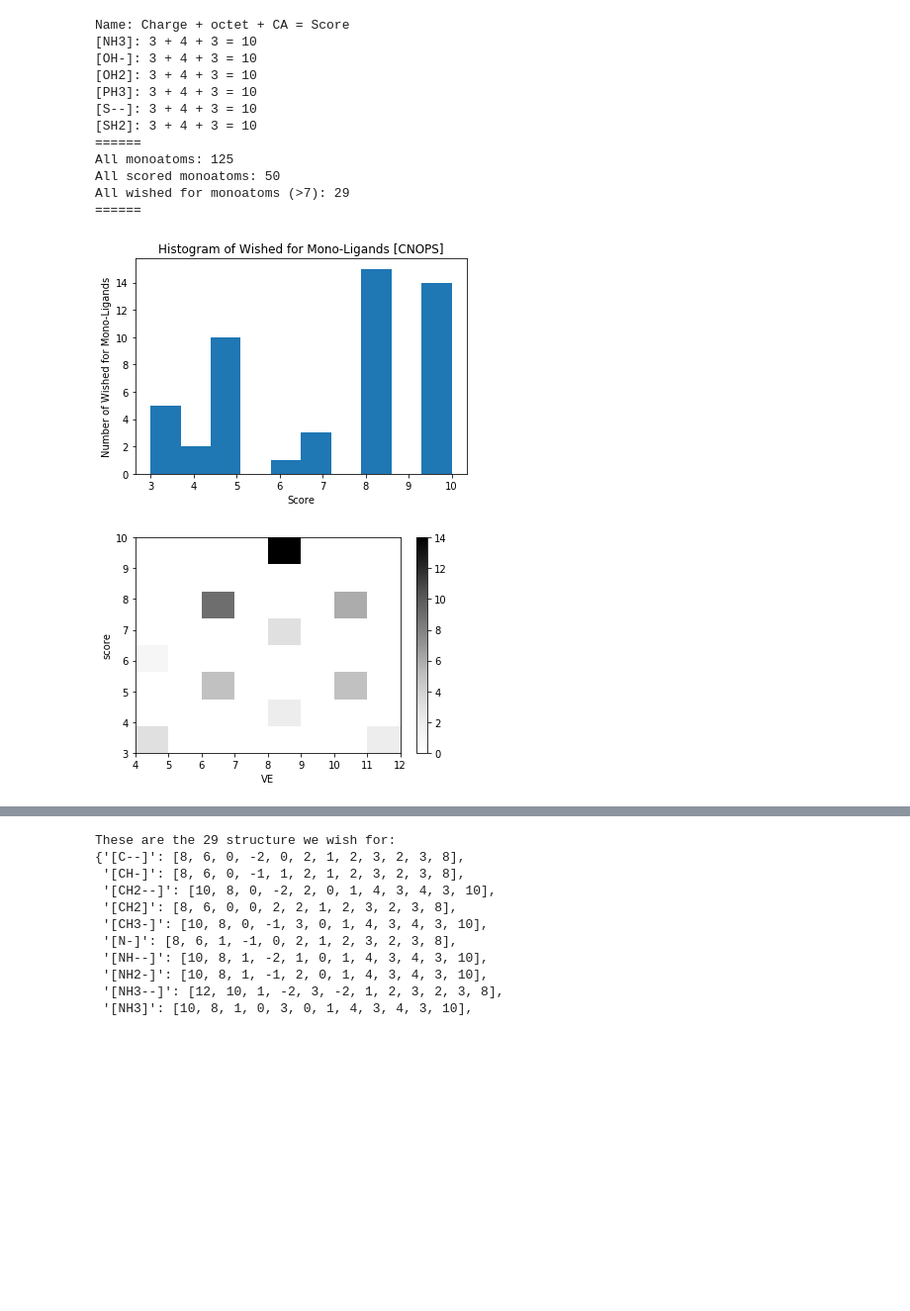
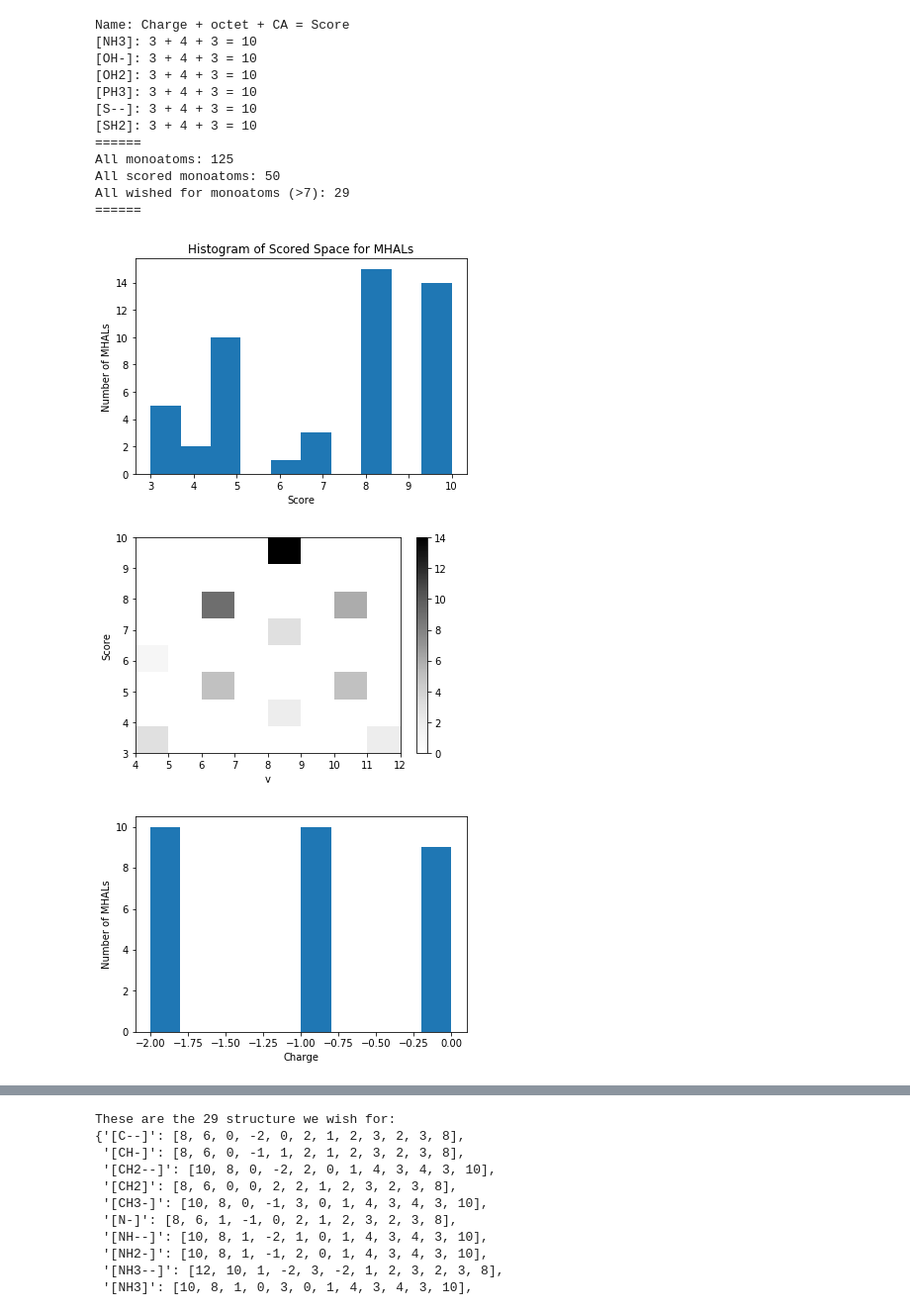
Before and after one commit to hjkgrp/smu, a Jupyter notebook: enum/enum.ipynb, the cells around one changed output, grey strips where cells are left out. Shown: that part at 99% size. Saved outputs shown, nothing was run; the diff lists cells and outputs as text; code cells hidden in the pictures; blank space fills up the shorter version.

```diff
--- a/enum/enum.ipynb
+++ b/enum/enum.ipynb
@@ -277,15 +277,16 @@ histScore = list()
 histVE = list()
 thresholdMo = 7 # define threshold for wishedDictMo
 for name, props in scoredDictMo.items():
-    histCharge.append(props[-4])
-    histOctet.append(props[-3])
-    histCa.append(props[-2])
+#     histCharge.append(props[3])
+#     histOctet.append(props[-3])
+#     histCa.append(props[-2])
     histScore.append(props[-1])
     histVE.append(props[1])
 
     # Populate the wishedDictMo
     if props[-1] > thresholdMo:
         wishedDictMo[name] = props
+        histCharge.append(props[3])
 
     # Evaluate compounds from Spectrochemical Series
     for i in range(0, len(scSeriesMo)):
@@ -295,37 +296,54 @@ for name, props in scoredDictMo.items():
 print('======')
 print("All monoatoms: " + str(len(dictMo)))
 print("All scored monoatoms: " + str(len(scoredDictMo)))
 print("All wished for monoatoms (>" + str(thresholdMo) + "): " + str(len(wishedDictMo)))
 print('======')
 
 plt.xlabel('Score')
-plt.ylabel('Number of Wished for Mono-Ligands')
+plt.ylabel('Number of MHALs')
 # plt.yscale('log', nonposy='clip')
-plt.title('Histogram of Wished for Mono-Ligands ['+ components + "]")
+plt.title('Histogram of Scored Space for MHALs')
 plt.hist(histScore)
-# plt.savefig('monoDistr' + components + ".pdf", bbox_inches='tight')
+plt.savefig('mhal_ss_hist.pdf', bbox_inches='tight')
 plt.show()
 
 
 plt.hist2d(histVE, histScore, bins=8, cmap = 'Greys')
-plt.xlabel('VE')
-plt.ylabel('score')
+plt.xlabel('v')
+plt.ylabel('Score')
 plt.colorbar()
+plt.savefig('mhal_ss_score_vs_v_2d_hist.pdf', bbox_inches='tight')
+plt.show()
+
+plt.hist(histCharge)
+plt.ylabel('Number of MHALs')
+plt.xlabel('Charge')
+plt.savefig('mhal_ss_hist_charge.pdf', bbox_inches='tight')
 plt.show()
 
 # pprint.pprint(re.sub('[\'()a-z_]',"",str(wishedDictMo.keys())))
+
+for name, props in wishedDictMo.items():
+    if props[-1] == 10:
+        print(name, end=": ")
+        print(props[-1])
+for name, props in wishedDictMo.items():
+    if props[-1] == 8:
+        print(name, end=": ")
+        print(props[-1])
 # %% [output]
 Name: Charge + octet + CA = Score
 [NH3]: 3 + 4 + 3 = 10
 [OH-]: 3 + 4 + 3 = 10
 [OH2]: 3 + 4 + 3 = 10
 [PH3]: 3 + 4 + 3 = 10
 [S--]: 3 + 4 + 3 = 10
 [SH2]: 3 + 4 + 3 = 10
 ======
 All monoatoms: 125
 All scored monoatoms: 50
 All wished for monoatoms (>7): 29
 ======
-[figure, old version]
+[figure, new version]
 [figure]
+[figure, added]
```
Also changed, not shown: parts of 5 cells of this notebook, 10 other files.
